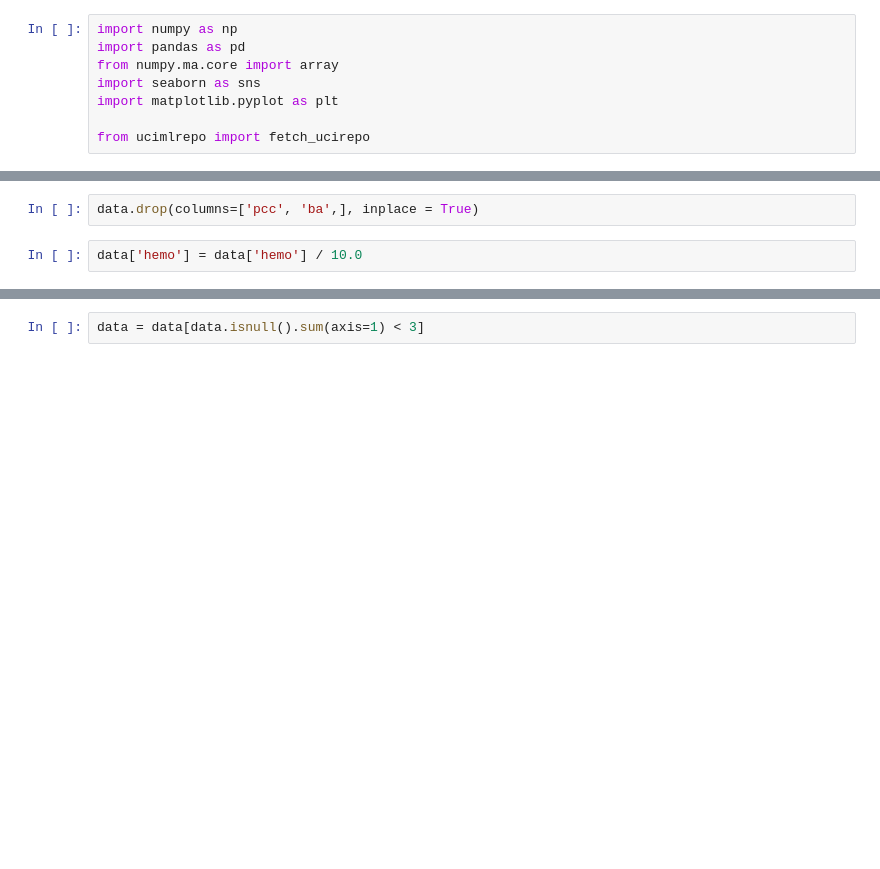
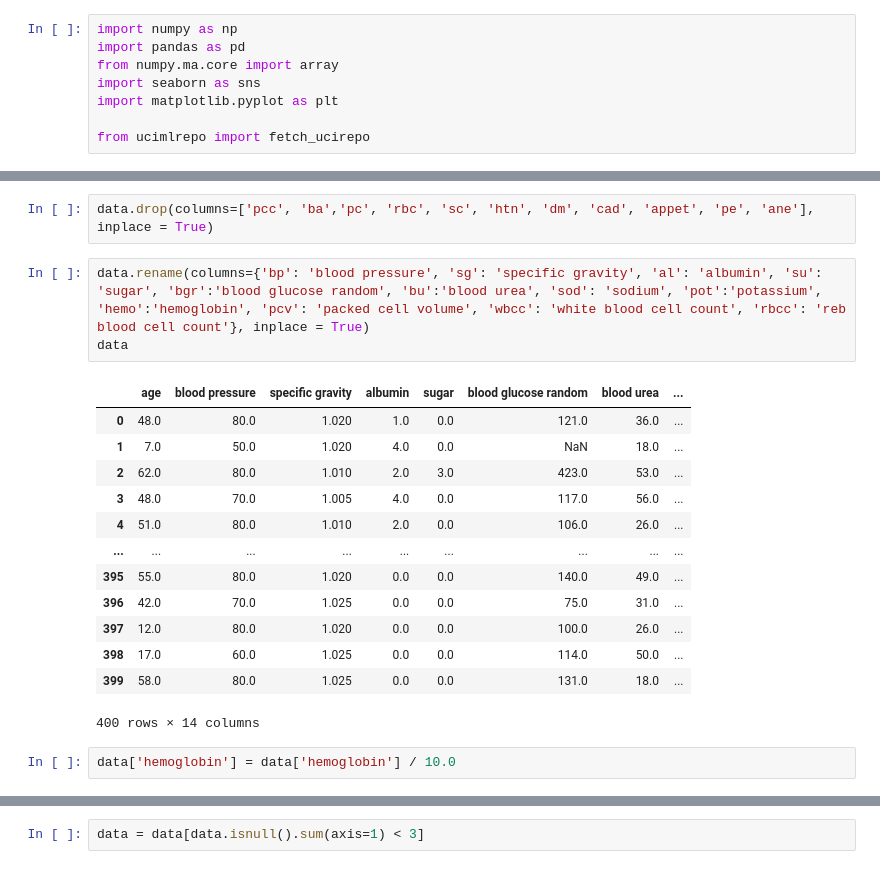
Before and after one commit to TheZink/MLL, a Jupyter notebook: Documents/DataPreprocessing/DataPreprocessingNotebook.ipynb, the cells around one changed output, grey strips where cells are left out. Saved outputs shown, nothing was run; the diff lists cells and outputs as text; blank space fills up the shorter version.

```diff
--- a/Documents/DataPreprocessing/DataPreprocessingNotebook.ipynb
+++ b/Documents/DataPreprocessing/DataPreprocessingNotebook.ipynb
@@ -14,7 +28,24 @@ data
 # %%
-data.drop(columns=['pcc', 'ba',], inplace = True)
+data.drop(columns=['pcc', 'ba','pc', 'rbc', 'sc', 'htn', 'dm', 'cad', 'appet', 'pe', 'ane'], inplace = True)
+# %%
+data.rename(columns={'bp': 'blood pressure', 'sg': 'specific gravity', 'al': 'albumin', 'su': 'sugar', 'bgr':'blood glucose random', 'bu':'blood urea', 'sod': 'sodium', 'pot':'potassium', 'hemo':'hemoglobin', 'pcv': 'packed cell volume', 'wbcc': 'white blood cell count', 'rbcc': 'reb blood cell count'}, inplace = True)
+data
+# %% [output]
+|  | age | blood pressure | specific gravity | albumin | sugar | blood glucose random | blood urea | ... |
+| 0 | 48.0 | 80.0 | 1.020 | 1.0 | 0.0 | 121.0 | 36.0 | ... |
+| 1 | 7.0 | 50.0 | 1.020 | 4.0 | 0.0 | NaN | 18.0 | ... |
+| 2 | 62.0 | 80.0 | 1.010 | 2.0 | 3.0 | 423.0 | 53.0 | ... |
+| 3 | 48.0 | 70.0 | 1.005 | 4.0 | 0.0 | 117.0 | 56.0 | ... |
+| 4 | 51.0 | 80.0 | 1.010 | 2.0 | 0.0 | 106.0 | 26.0 | ... |
+| ... | ... | ... | ... | ... | ... | ... | ... | ... |
+| 395 | 55.0 | 80.0 | 1.020 | 0.0 | 0.0 | 140.0 | 49.0 | ... |
+| 396 | 42.0 | 70.0 | 1.025 | 0.0 | 0.0 | 75.0 | 31.0 | ... |
+| 397 | 12.0 | 80.0 | 1.020 | 0.0 | 0.0 | 100.0 | 26.0 | ... |
+| 398 | 17.0 | 60.0 | 1.025 | 0.0 | 0.0 | 114.0 | 50.0 | ... |
+| 399 | 58.0 | 80.0 | 1.025 | 0.0 | 0.0 | 131.0 | 18.0 | ... |
+400 rows × 14 columns
 # %%
-data['hemo'] = data['hemo'] / 10.0
+data['hemoglobin'] = data['hemoglobin'] / 10.0
 # %%
 data.loc[data['class'] == 'ckd', 'class'] = 'a'
 data.loc[data['class'] == 'notckd', 'class'] = 'c'
```
Also changed, not shown: parts of 6 cells of this notebook.
